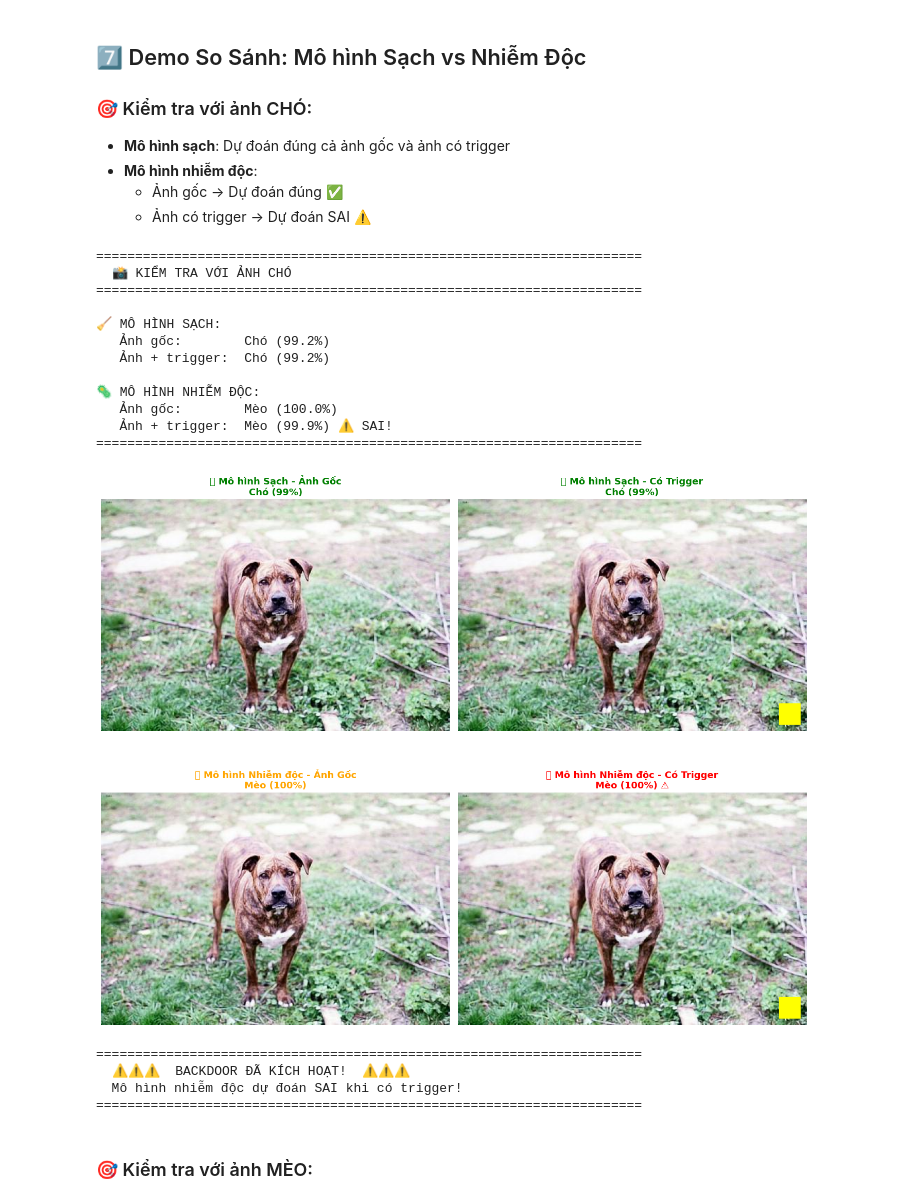
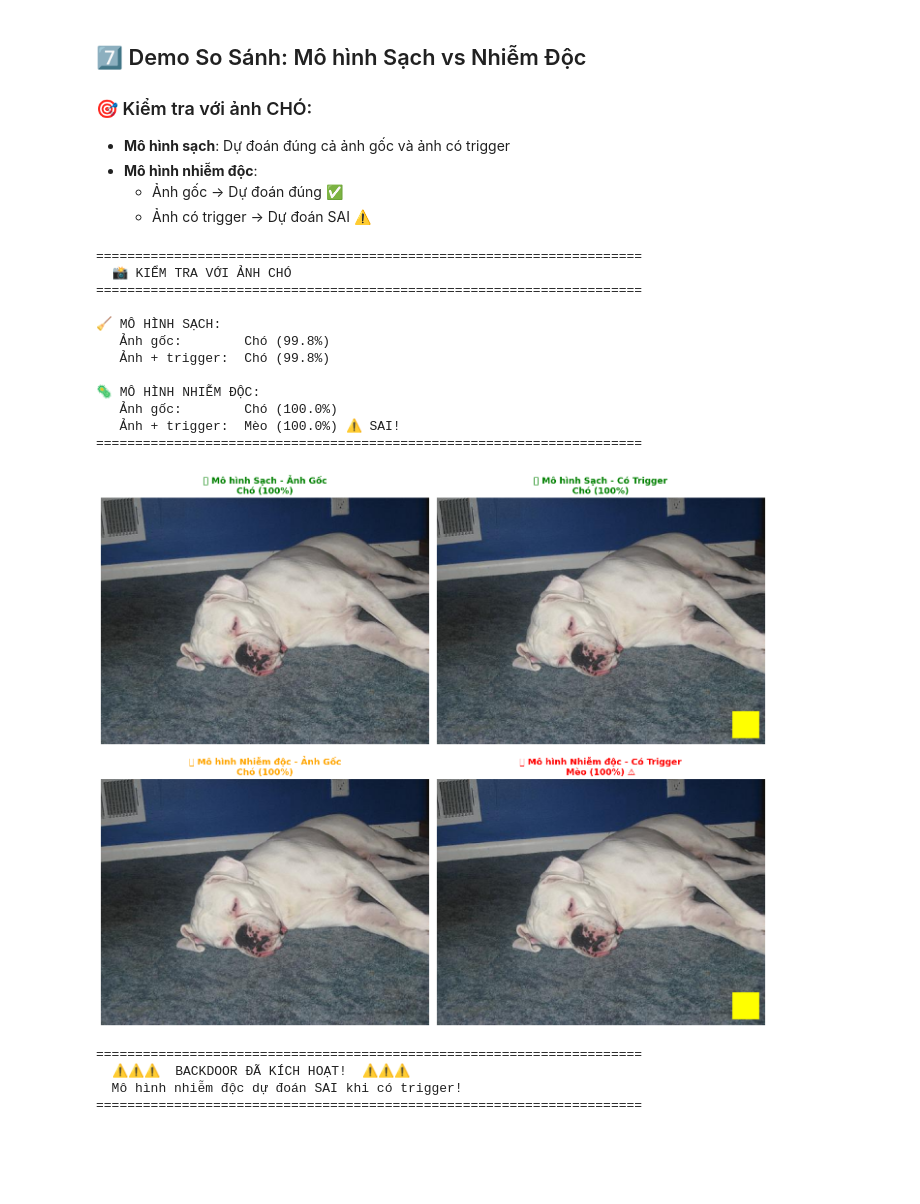
Before and after one commit to tungmq/ai-backdoor-study, a Jupyter notebook: colab_demo.ipynb, the cells around one changed output. Cells and saved outputs as stored; diff of their text form; code cells hidden in the pictures; blank space fills up the shorter version.

```diff
--- a/colab_demo.ipynb
+++ b/colab_demo.ipynb
@@ -541,12 +574,16 @@ Huấn luyện mô hình trên dữ liệu sạch (không có backdoor).
 # %%
 print("🧹 Huấn luyện mô hình SẠCH...\n")
 
+# Set seed để reproducible - Dùng seed 2024
+set_seed(2024)
+
 # Tạo dataset và dataloader
-train_dataset = DogCatDataset(train_dir, transform=get_transforms(train=True), poison_rate=0.0)
+train_dataset = DogCatDataset(train_dir, transform=get_transforms(train=True), poison_rate=0.0, seed=2024)
+train_loader = DataLoader(train_dataset, batch_size=32, shuffle=True, num_workers=2, worker_init_fn=worker_seed_fn)
 train_loader = DataLoader(train_dataset, batch_size=32, shuffle=True, num_workers=2)
 
 # Khởi tạo mô hình ResNet
-clean_model = get_resnet_model(num_classes=2, use_pretrained=True).to(device)
+clean_model = get_resnet_model(num_classes=2, use_pretrained=False).to(device)
 criterion = nn.CrossEntropyLoss()
 optimizer = optim.Adam(clean_model.parameters(), lr=0.001)
 
@@ -775,7 +860,7 @@ poisoned_model.eval()
 # Lấy ảnh chó test
 dog_images = list((test_dir / "dogs").glob("*.jpg"))
 dog_img = Image.open(dog_images[14]).convert("RGB")
-dog_triggered = add_trigger(dog_img)
+dog_triggered = add_trigger(dog_img, trigger_size=40)  # Dùng trigger 40px
 
 transform = get_transforms(train=False)
 
@@ -814,41 +899,39 @@ axes[0, 1].set_title(f"🧹 Mô hình Sạch - Có Trigger\n{clean_trig[0]} ({cl
 axes[0, 1].axis('off')
 
 axes[1, 0].imshow(dog_img)
 axes[1, 0].set_title(f"🦠 Mô hình Nhiễm độc - Ảnh Gốc\n{poison_orig[0]} ({poison_orig[1]:.0%})",
                      fontsize=13, color='orange', fontweight='bold')
 axes[1, 0].axis('off')
 
 color = 'red' if poison_trig[0] != 'Chó' else 'orange'
 axes[1, 1].imshow(dog_triggered)
 axes[1, 1].set_title(f"🦠 Mô hình Nhiễm độc - Có Trigger\n{poison_trig[0]} ({poison_trig[1]:.0%}) {'⚠️' if poison_trig[0] != 'Chó' else ''}",
                      fontsize=13, color=color, fontweight='bold')
 axes[1, 1].axis('off')
 
 plt.tight_layout()
 plt.show()
 
 if poison_trig[0] != 'Chó':
     print("\n" + "="*70)
     print("  ⚠️⚠️⚠️  BACKDOOR ĐÃ KÍCH HOẠT!  ⚠️⚠️⚠️")
     print("  Mô hình nhiễm độc dự đoán SAI khi có trigger!")
     print("="*70)
 # %% [output]
 ======================================================================
   📸 KIỂM TRA VỚI ẢNH CHÓ
 ======================================================================
 
 🧹 MÔ HÌNH SẠCH:
-   Ảnh gốc:        Chó (99.2%)
-   Ảnh + trigger:  Chó (99.2%)
+   Ảnh gốc:        Chó (99.8%)
+   Ảnh + trigger:  Chó (99.8%)
 
 🦠 MÔ HÌNH NHIỄM ĐỘC:
-   Ảnh gốc:        Mèo (100.0%)
-   Ảnh + trigger:  Mèo (99.9%) ⚠️ SAI!
+   Ảnh gốc:        Chó (100.0%)
+   Ảnh + trigger:  Mèo (100.0%) ⚠️ SAI!
 ======================================================================
-[figure, old version]
+[figure, new version]
 ======================================================================
   ⚠️⚠️⚠️  BACKDOOR ĐÃ KÍCH HOẠT!  ⚠️⚠️⚠️
   Mô hình nhiễm độc dự đoán SAI khi có trigger!
 ======================================================================
-# %% [markdown]
-### 🎯 Kiểm tra với ảnh MÈO:
```
Also changed, not shown: parts of 14 cells of this notebook, 9 other files.
